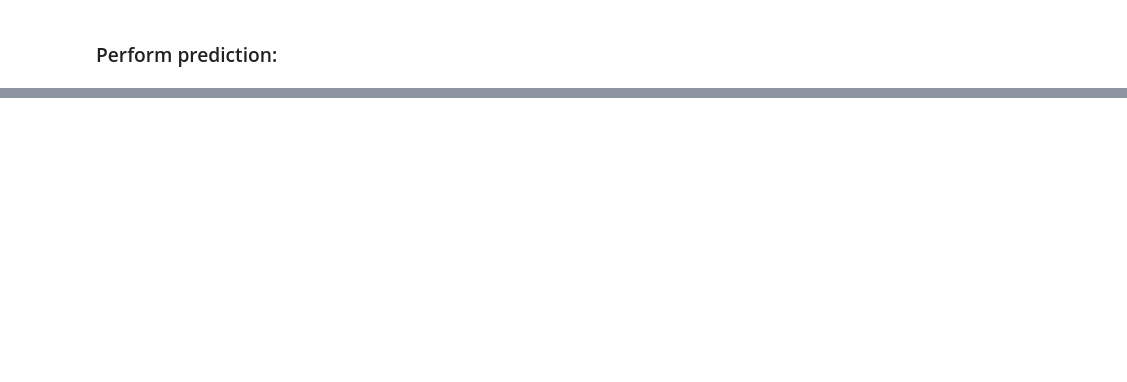
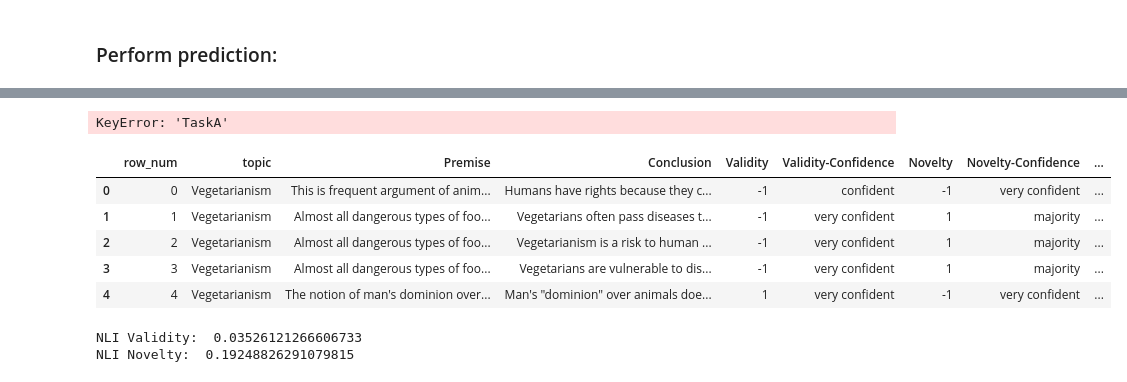
Before and after one commit to MiladAlshomary/ArgsValidNovelTask, a Jupyter notebook: code/multitask_learning.ipynb, the cells around one changed output, grey strips where cells are left out. Saved outputs shown, nothing was run; the diff lists cells and outputs as text; code cells hidden in the pictures; blank space fills up the shorter version.

```diff
--- a/code/multitask_learning.ipynb
+++ b/code/multitask_learning.ipynb
@@ -21,17 +21,15 @@ taska_training_df['input_txt'] = taska_training_df.apply(lambda x: '{}:{}  </s><
 taska_valid_df['input_txt'] = taska_valid_df.apply(lambda x: '{}:{} </s></s> {}'.format(x['topic'], x['Premise'], x['Conclusion']), axis=1)
 
 
-taska_training_df['Premise'] = taska_training_df.apply(lambda x: x['topic'] + ' : ' +  x['Premise'], axis=1)
-taska_valid_df['Premise'] = taska_valid_df.apply(lambda x: x['topic'] + ' : ' +  x['Premise'], axis=1)
-
 taska_validity_train_df = taska_training_df[taska_training_df.Validity != 0].copy()
 taska_validity_valid_df = taska_valid_df[taska_valid_df.Validity != 0].copy()
+#taska_validity_train_df['label'] = taska_validity_train_df.Validity.apply(lambda x : "ENTAILMENT" if x == 1 else "CONTRADICTION")
+#taska_validity_valid_df['label'] = taska_validity_valid_df.Validity.apply(lambda x : "ENTAILMENT" if x == 1 else "CONTRADICTION")
+taska_validity_train_df['label'] = taska_validity_train_df.Validity.apply(lambda x : "valid" if x == 1 else "invalid")
+taska_validity_valid_df['label'] = taska_validity_valid_df.Validity.apply(lambda x : "valid" if x == 1 else "invalid")
 
-taska_validity_train_df['label'] = taska_validity_train_df.Validity.apply(lambda x : 1 if x == 1 else 0)
-taska_validity_valid_df['label'] = taska_validity_valid_df.Validity.apply(lambda x : 1 if x == 1 else 0)
 
 taska_novelty_train_df = taska_training_df[taska_training_df.Novelty != 0].copy()
 taska_novelty_valid_df = taska_valid_df[taska_valid_df.Novelty != 0].copy()
-
-taska_novelty_train_df['label'] = taska_novelty_train_df.Novelty.apply(lambda x : 1 if x == 1 else 0)
-taska_novelty_valid_df['label'] = taska_novelty_valid_df.Novelty.apply(lambda x : 1 if x == 1 else 0)
+taska_novelty_train_df['label'] = taska_novelty_train_df.Novelty.apply(lambda x : "ENTAILMENT" if x == -1 else "NEUTRAL")
+taska_novelty_valid_df['label'] = taska_novelty_valid_df.Novelty.apply(lambda x : "ENTAILMENT" if x == -1 else "NEUTRAL")
@@ -135,5 +194,5 @@ from sklearn.metrics import f1_score, precision_score, recall_score
 %autoreload
 from infer_pipeline import inferPipeline
 # %%
-bert_model = inferPipeline(modelPath = '../data/multitask_data/bert_model/multi_task_model_10_995.pt', maxSeqLen = 512)
-nli_model  = inferPipeline(modelPath = '../data/multitask_data/nli_model/multi_task_model_9_905.pt', maxSeqLen = 512)
+#bert_model = inferPipeline(modelPath = '../data/multitask_data/bert_model/multi_task_model_10_995.pt', maxSeqLen = 512)
+nli_model  = inferPipeline(modelPath = '../data/multitask_data/nli_model/multi_task_model_4_455.pt', maxSeqLen = 512, load_pretrained_classifiers=True)
@@ -140,3 +217,3 @@ nli_model  = inferPipeline(modelPath = '../data/multitask_data/nli_model/multi_t
 # %%
-bert_preds = bert_model.infer(taska_valid_df['input_txt'].tolist(), ['TaskA', 'TaskB'])
-nli_preds  = nli_model.infer(taska_valid_df['input_txt'].tolist(), ['TaskA', 'TaskB'])
+#bert_preds = bert_model.infer(taska_valid_df['input_txt'].tolist(), ['TaskA', 'TaskB'])
+nli_preds  = nli_model.infer(taska_valid_df['input_txt'].tolist(), ['TaskB'])
@@ -143,11 +260,25 @@ nli_preds  = nli_model.infer(taska_valid_df['input_txt'].tolist(), ['TaskA', 'Ta
 # %%
-taska_valid_df['bert_pred_validity'] = [x['TaskB'][0] for x in bert_preds]
-taska_valid_df['bert_pred_novelty']  = [x['TaskA'][0] for x in bert_preds]
-taska_valid_df['nli_pred_validity']  = [x['TaskB'][0] for x in nli_preds]
-taska_valid_df['nli_pred_novelty']   = [x['TaskA'][0] for x in nli_preds]
+#taska_valid_df['bert_pred_validity'] = [x['TaskB'][0] for x in bert_preds]
+#taska_valid_df['bert_pred_novelty']  = [x['TaskA'][0] for x in bert_preds]
+taska_valid_df['nli_pred_validity']  = [1 if x['TaskB'][0] == 'ENTAILMENT' else 0 for x in nli_preds]
+taska_valid_df['nli_pred_novelty']   = [1 if x['TaskA'][0] == 'NEUTRAL' else 0 for x in nli_preds]
+# %% [output]
+KeyError: 'TaskA'
+# %%
+taska_valid_df.head()
+# %% [output]
+|  | row_num | topic | Premise | Conclusion | Validity | Validity-Confidence | Novelty | Novelty-Confidence | ... |
+| 0 | 0 | Vegetarianism | This is frequent argument of anim... | Humans have rights because they c... | -1 | confident | -1 | very confident | ... |
+| 1 | 1 | Vegetarianism | Almost all dangerous types of foo... | Vegetarians often pass diseases t... | -1 | very confident | 1 | majority | ... |
+| 2 | 2 | Vegetarianism | Almost all dangerous types of foo... | Vegetarianism is a risk to human ... | -1 | very confident | 1 | majority | ... |
+| 3 | 3 | Vegetarianism | Almost all dangerous types of foo... | Vegetarians are vulnerable to dis... | -1 | very confident | 1 | majority | ... |
+| 4 | 4 | Vegetarianism | The notion of man's dominion over... | Man's "dominion" over animals doe... | 1 | very confident | -1 | very confident | ... |
 # %%
-print('BERT Validity: ', f1_score(taska_valid_df.Validity.tolist(), taska_valid_df.bert_pred_validity.tolist(), average='macro'))
-print('BERT Novelty: ', f1_score(taska_valid_df.Novelty.tolist(), taska_valid_df.bert_pred_novelty.tolist(), average='macro'))
+#print('BERT Validity: ', f1_score(taska_valid_df.Validity.tolist(), taska_valid_df.bert_pred_validity.tolist(), average='macro'))
+#print('BERT Novelty: ', f1_score(taska_valid_df.Novelty.tolist(), taska_valid_df.bert_pred_novelty.tolist(), average='macro'))
 
 print('NLI Validity: ', f1_score(taska_valid_df.Validity.tolist(), taska_valid_df.nli_pred_validity.tolist(), average='macro'))
 print('NLI Novelty: ', f1_score(taska_valid_df.Novelty.tolist(), taska_valid_df.nli_pred_novelty.tolist(), average='macro'))
+# %% [output]
+NLI Validity:  0.03526121266606733
+NLI Novelty:  0.19248826291079815
```
Also changed, not shown: parts of 11 cells of this notebook.
